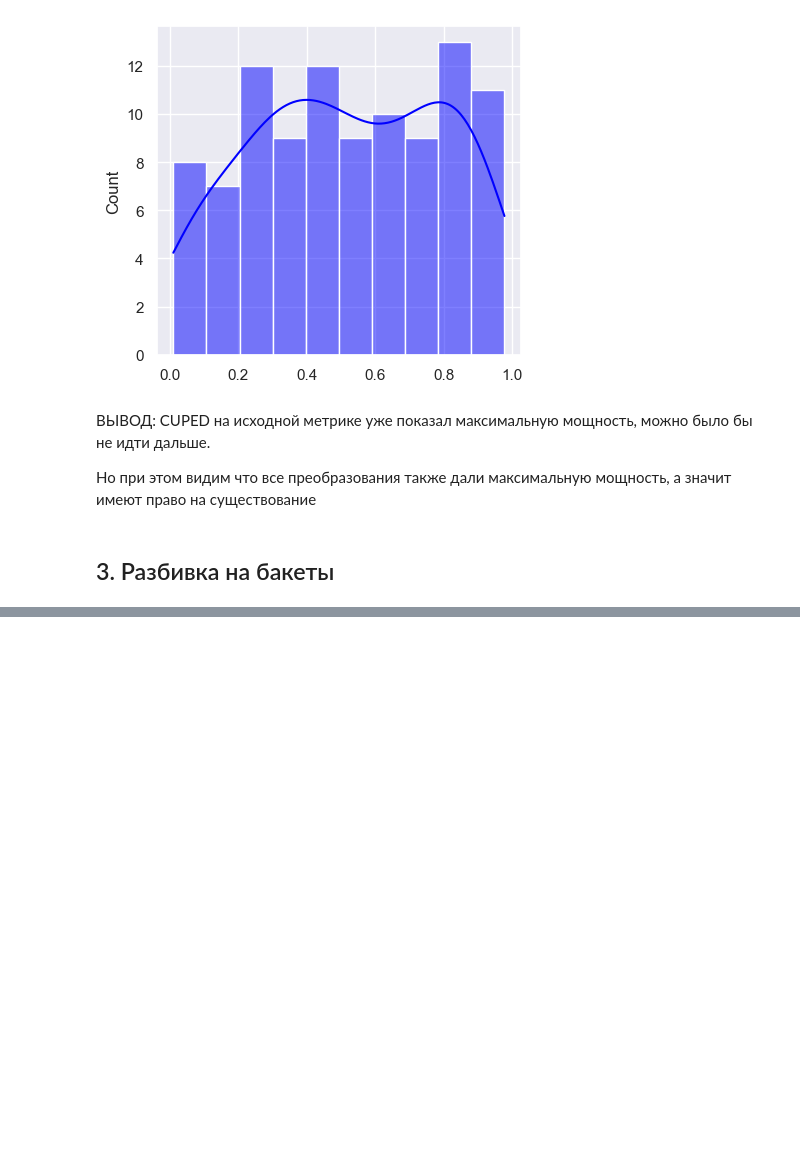
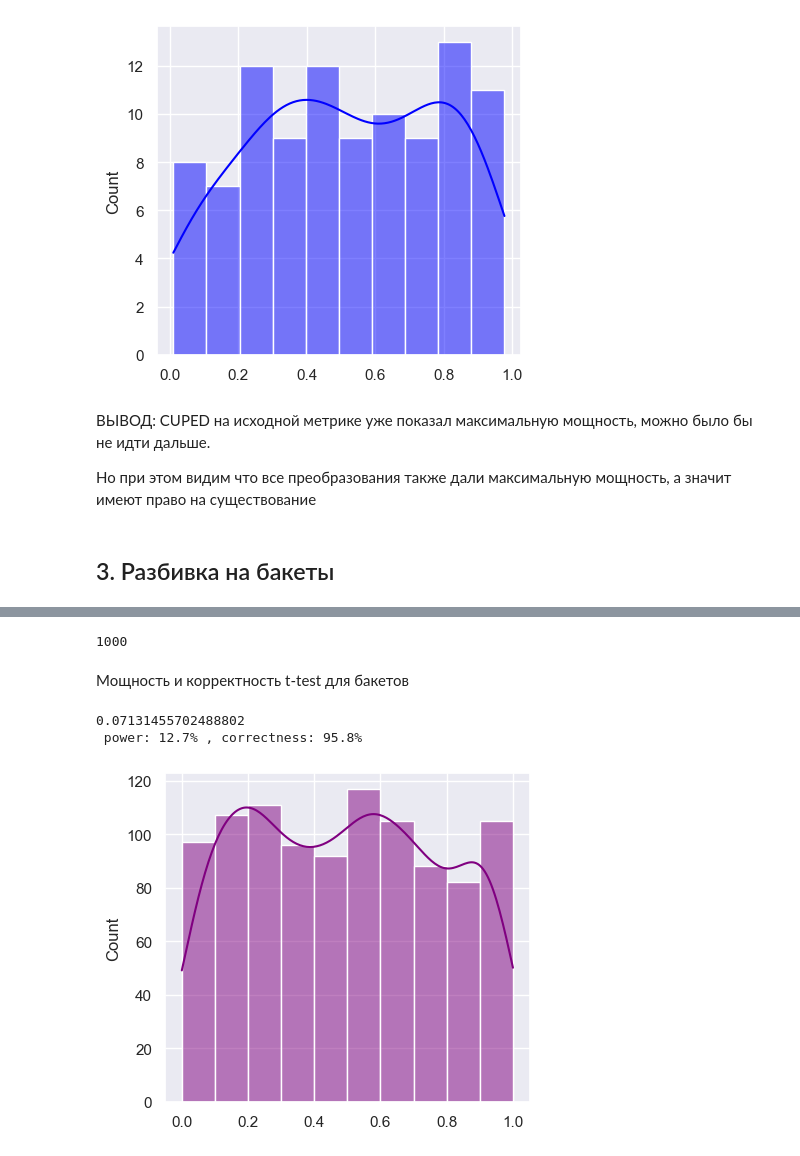
Before and after one commit to TayJen/Uplift---A-B-Testing---Reliable-ML, a Jupyter notebook: ab_testing/homework/HomeWork_2.ipynb, the cells around one changed output, grey strips where cells are left out. Saved outputs shown, nothing was run; the diff lists cells and outputs as text; code cells hidden in the pictures; blank space fills up the shorter version.

```diff
--- a/ab_testing/homework/HomeWork_2.ipynb
+++ b/ab_testing/homework/HomeWork_2.ipynb
@@ -339,0 +496,4 @@ print(f' power: {(power[power < 0.05].shape[0] / power.shape[0]) * 100}% , corre
+# %%
+df_ln_bucket = df_lognormal.groupby("bucket_num")["target"].mean().to_frame().reset_index(drop=False)
+df_ln_bucket['user_id'] = df_ln_bucket['bucket_num']
+df_ln_bucket.head()
@@ -339,0 +507,32 @@ print(f' power: {(power[power < 0.05].shape[0] / power.shape[0]) * 100}% , corre
+# %%
+len(df_ln_bucket)
+# %% [output]
+1000
+# %% [markdown]
+Мощность и корректность t-test для бакетов
+# %%
+correctness = []
+power = []
+
+for i in tqdm(range(1000)):
+    new_group = groups_splitter(df_ln_bucket.copy(), user_salt=salt_generator())
+    new_df = pd.merge(df_ln_bucket, new_group, how="left", on=['user_id']).drop_duplicates()
+
+    vec_a = new_df[(new_df['group'] == 'A')]['target']
+    vec_b = new_df[(new_df['group'] == 'B')]['target']
+    vec_b_effect = vec_b + stats.norm.rvs(loc=vec_b.mean() * 0.05, scale=0.35, size=len(vec_b))
+    p_cor, p_power = stats.ttest_ind(vec_a, vec_b)[1], stats.ttest_ind(vec_a, vec_b_effect)[1]
+    correctness.append(p_cor)
+    power.append(p_power)
+
+correctness = np.array(correctness)
+sns.set(rc={'figure.figsize':(4.7,4.27)})
+sns.histplot(data=correctness, bins=10, color='purple', kde=True)
+
+power = np.array(power)
+print((vec_b_effect.mean() - vec_a.mean())/vec_a.mean())
+print(f' power: {(power[power < 0.05].shape[0] / power.shape[0]) * 100}% , correctness: {(1 - (correctness[correctness < 0.05].shape[0] / correctness.shape[0])) * 100}%')
+# %% [output]
+0.07131455702488802
+ power: 12.7% , correctness: 95.8%
+[figure, added]
```
Also changed, not shown: parts of 67 cells of this notebook.
